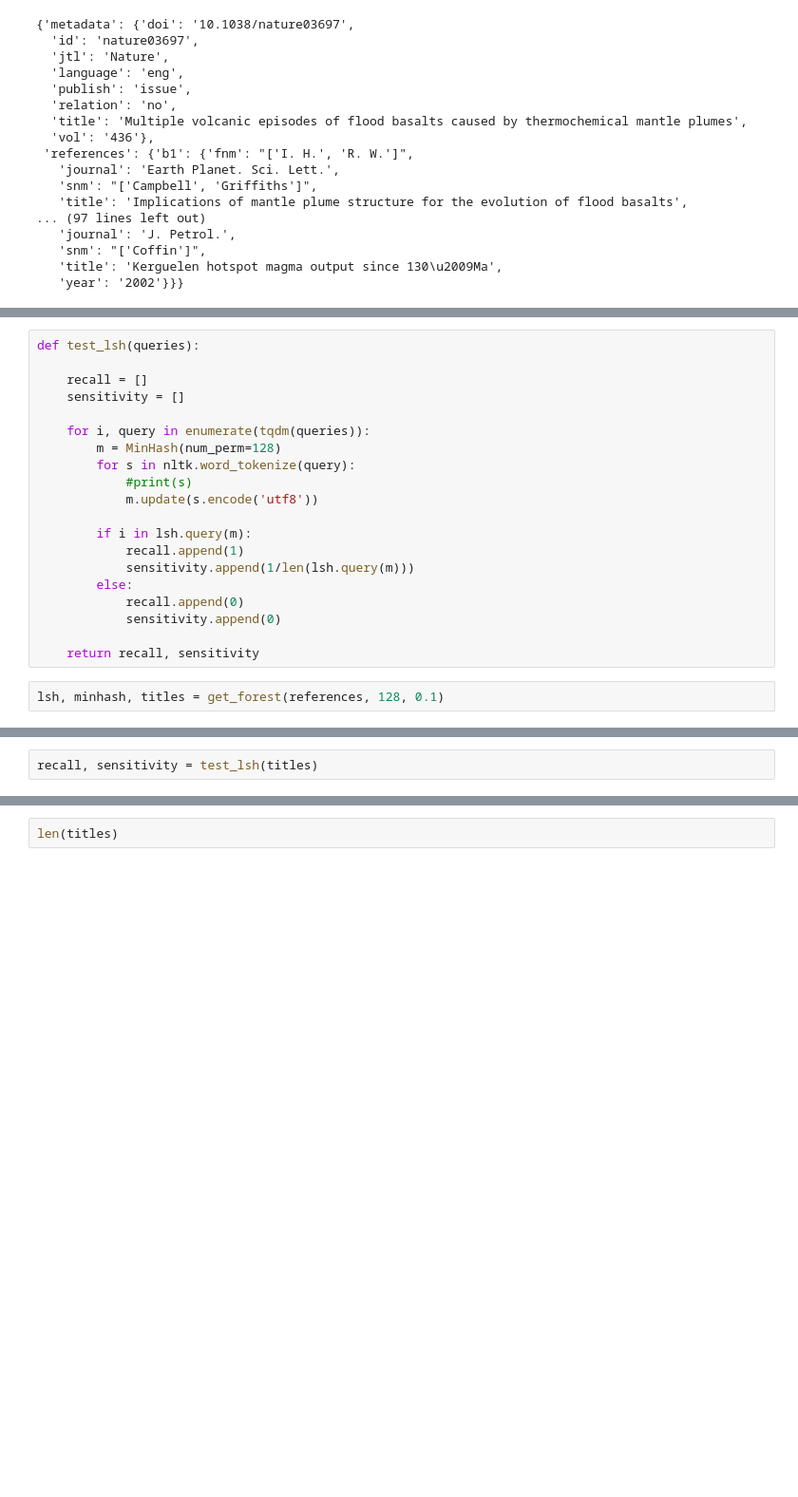
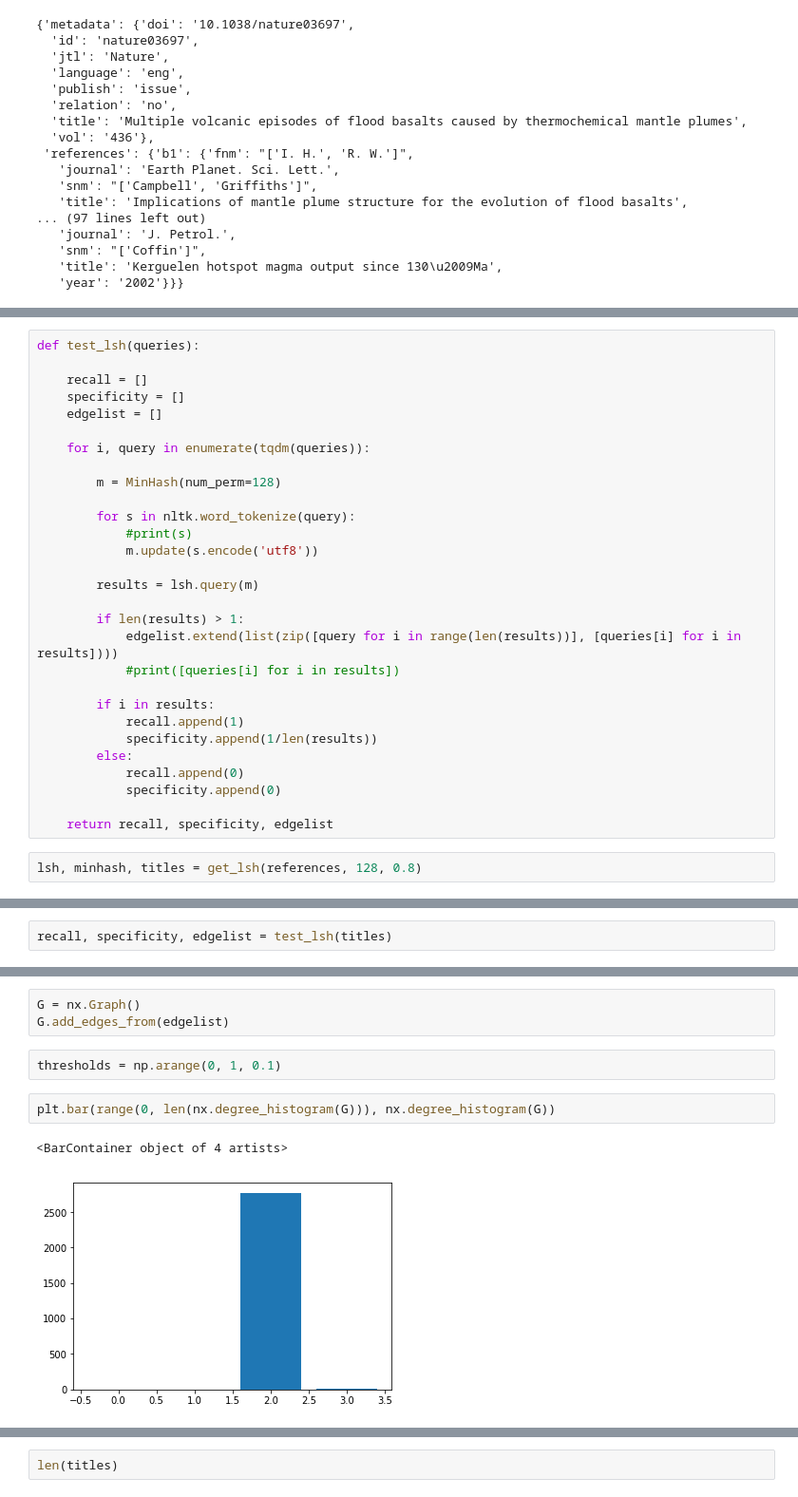
Before and after one commit to Omairss/LatentCitations, a Jupyter notebook: Nature_EDA.ipynb, the cells around one changed output, grey strips where cells are left out. Shown at 95% size. Cells and saved outputs as stored; diff of their text form; blank space fills up the shorter version.

```diff
--- a/Nature_EDA.ipynb
+++ b/Nature_EDA.ipynb
@@ -603,24 +603,33 @@ def get_forest(references, perms, threshold):
 def test_lsh(queries):
 
     recall = []
-    sensitivity = []
+    specificity = []
+    edgelist = []
 
     for i, query in enumerate(tqdm(queries)):
+
         m = MinHash(num_perm=128)
+
         for s in nltk.word_tokenize(query):
             #print(s)
             m.update(s.encode('utf8'))
 
-        if i in lsh.query(m):
+        results = lsh.query(m)
+
+        if len(results) > 1:
+            edgelist.extend(list(zip([query for i in range(len(results))], [queries[i] for i in results])))
+            #print([queries[i] for i in results])
+
+        if i in results:
             recall.append(1)
-            sensitivity.append(1/len(lsh.query(m)))
+            specificity.append(1/len(results))
         else:
             recall.append(0)
-            sensitivity.append(0)
+            specificity.append(0)
 
-    return recall, sensitivity
+    return recall, specificity, edgelist
 # %%
-lsh, minhash, titles = get_forest(references, 128, 0.1)
+lsh, minhash, titles = get_lsh(references, 128, 0.8)
 # %% [output]
 Please use `tqdm.notebook.tqdm` instead of `tqdm.tqdm_notebook`
   import sys
@@ -629,4 +638,4 @@ It took 9.920639276504517 seconds to build map.
 # %%
-recall, sensitivity = test_lsh(titles)
+recall, specificity, edgelist = test_lsh(titles)
 # %% [output]
 Please use `tqdm.notebook.tqdm` instead of `tqdm.tqdm_notebook`
@@ -633,0 +664,10 @@ Please use `tqdm.notebook.tqdm` instead of `tqdm.tqdm_notebook`
+# %%
+G = nx.Graph()
+G.add_edges_from(edgelist)
+# %%
+thresholds = np.arange(0, 1, 0.1)
+# %%
+plt.bar(range(0, len(nx.degree_histogram(G))), nx.degree_histogram(G))
+# %% [output]
+<BarContainer object of 4 artists>
+[figure, added]
```
Also changed, not shown: parts of 20 cells of this notebook, 1 other file.
